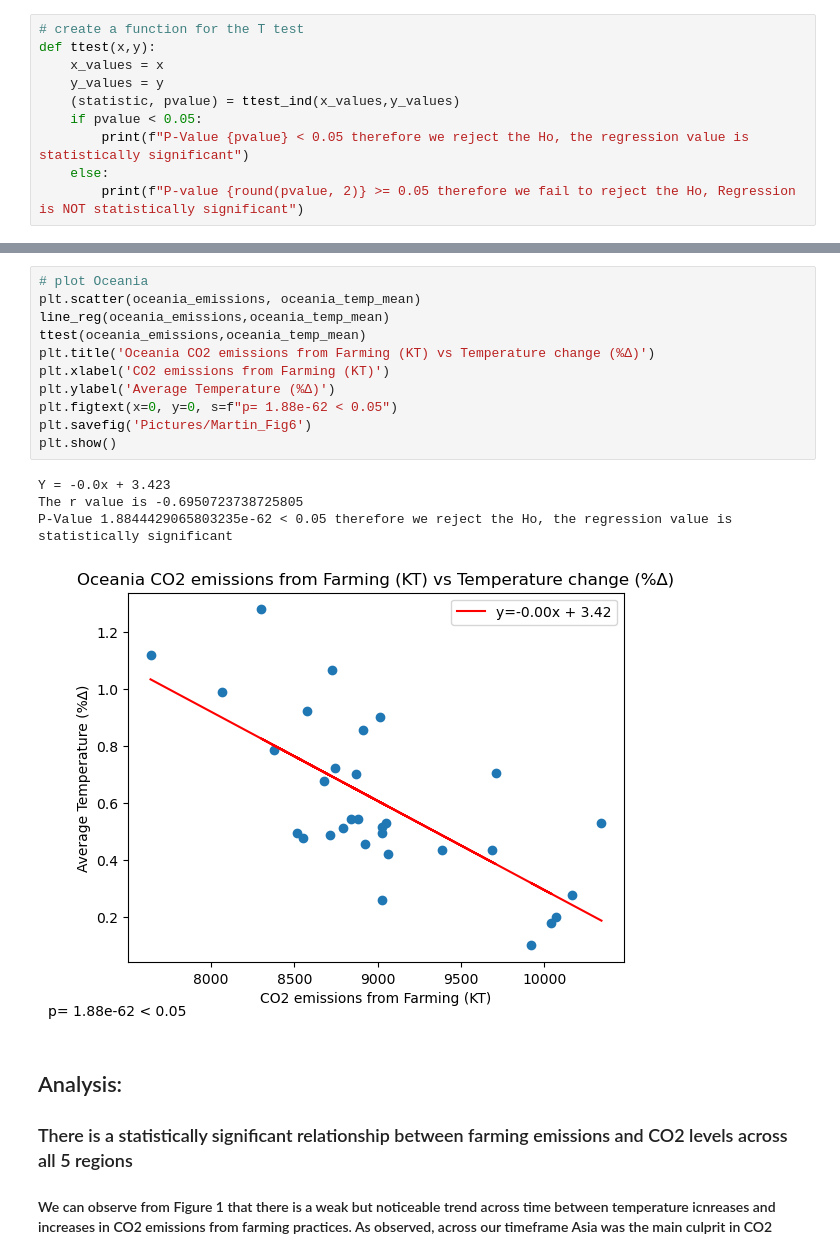
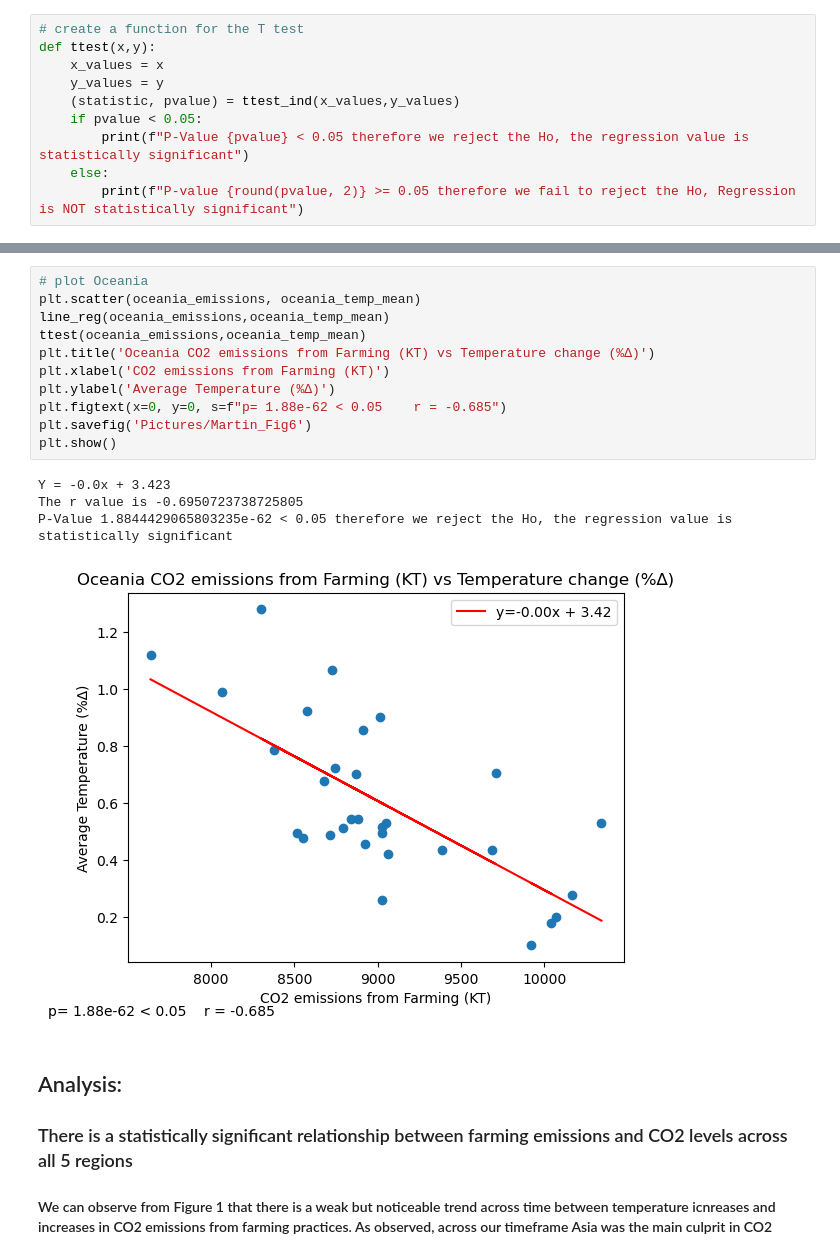
Before and after one commit to dpinsky1/Cancer, a Jupyter notebook: martin_file.ipynb, the cells around one changed output, grey strips where cells are left out. Cells and saved outputs as stored; diff of their text form.

```diff
--- a/martin_file.ipynb
+++ b/martin_file.ipynb
@@ -269,19 +269,19 @@ P-Value 7.337627389823651e-45 < 0.05 therefore we reject the Ho, the regression
 # %%
 # plot Oceania
 plt.scatter(oceania_emissions, oceania_temp_mean)
 line_reg(oceania_emissions,oceania_temp_mean)
 ttest(oceania_emissions,oceania_temp_mean)
 plt.title('Oceania CO2 emissions from Farming (KT) vs Temperature change (%∆)')
 plt.xlabel('CO2 emissions from Farming (KT)')
 plt.ylabel('Average Temperature (%∆)')
-plt.figtext(x=0, y=0, s=f"p= 1.88e-62 < 0.05")
+plt.figtext(x=0, y=0, s=f"p= 1.88e-62 < 0.05    r = -0.685")
 plt.savefig('Pictures/Martin_Fig6')
 plt.show()
 # %% [output]
 Y = -0.0x + 3.423
 The r value is -0.6950723738725805
 P-Value 1.8844429065803235e-62 < 0.05 therefore we reject the Ho, the regression value is statistically significant
-[figure, old version]
+[figure, new version]
 # %% [markdown]
 ## Analysis:
 
```
Also changed, not shown: parts of 5 cells of this notebook, 5 other files.
